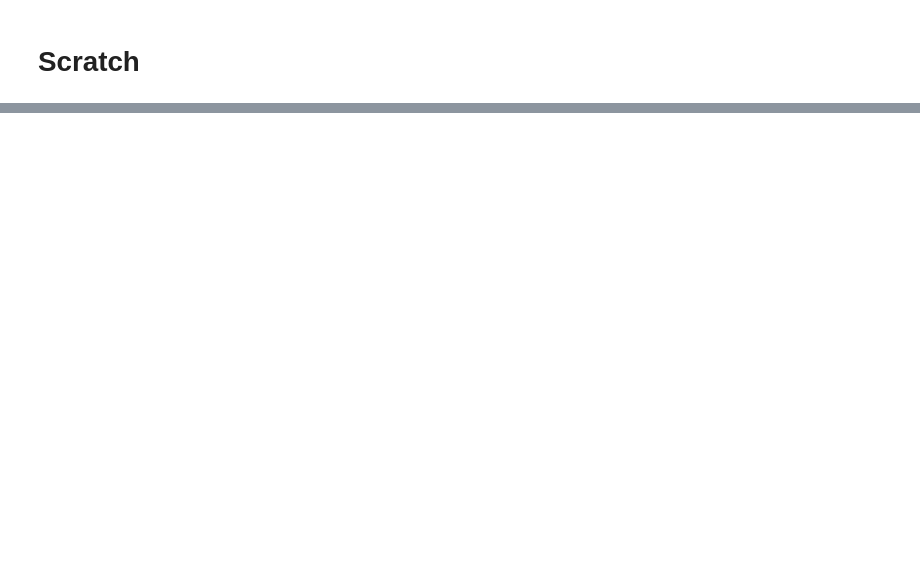
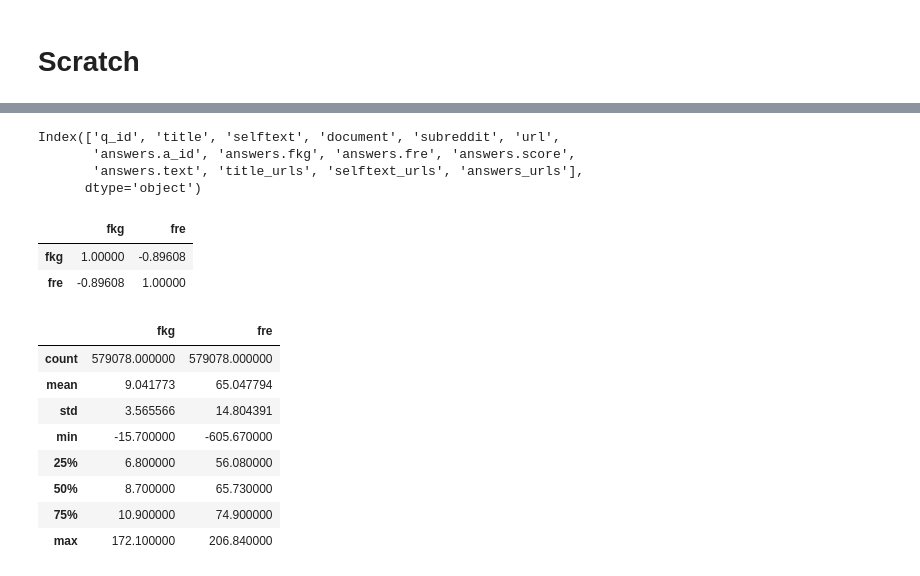
Before and after one commit to david-meltzer/LLMs, a Jupyter notebook: data_cleaning/ELI5_analysis.ipynb, the cells around one changed output, grey strips where cells are left out. Cells and saved outputs as stored; diff of their text form; code cells hidden in the pictures; blank space fills up the shorter version.

```diff
--- a/data_cleaning/ELI5_analysis.ipynb
+++ b/data_cleaning/ELI5_analysis.ipynb
@@ -265,2 +467,3 @@ DatasetDict({
 # %%
-df_flatten = pd.DataFrame(ds_flatten['train'])
+ds_flattened = ds_reduced.flatten()
+df_train = pd.DataFrame(ds_flattened['train'])
@@ -300,0 +470,32 @@ df_flatten
+# %%
+df_train.columns
+# %% [output]
+Index(['q_id', 'title', 'selftext', 'document', 'subreddit', 'url',
+       'answers.a_id', 'answers.fkg', 'answers.fre', 'answers.score',
+       'answers.text', 'title_urls', 'selftext_urls', 'answers_urls'],
+      dtype='object')
+# %%
+fkg_scores = df_train['answers.fkg'].explode()
+fre_scores = df_train['answers.fre'].explode()
+# %%
+scores_summ = pd.DataFrame([fkg_scores.values,fre_scores.values]).T
+# %%
+scores_summ.columns=['fkg','fre']
+# %%
+scores_summ.corr()
+# %% [output]
+|  | fkg | fre |
+| fkg | 1.00000 | -0.89608 |
+| fre | -0.89608 | 1.00000 |
+# %%
+scores_summ.describe()
+# %% [output]
+|  | fkg | fre |
+| count | 579078.000000 | 579078.000000 |
+| mean | 9.041773 | 65.047794 |
+| std | 3.565566 | 14.804391 |
+| min | -15.700000 | -605.670000 |
+| 25% | 6.800000 | 56.080000 |
+| 50% | 8.700000 | 65.730000 |
+| 75% | 10.900000 | 74.900000 |
+| max | 172.100000 | 206.840000 |
```
Also changed, not shown: parts of 86 cells of this notebook.
